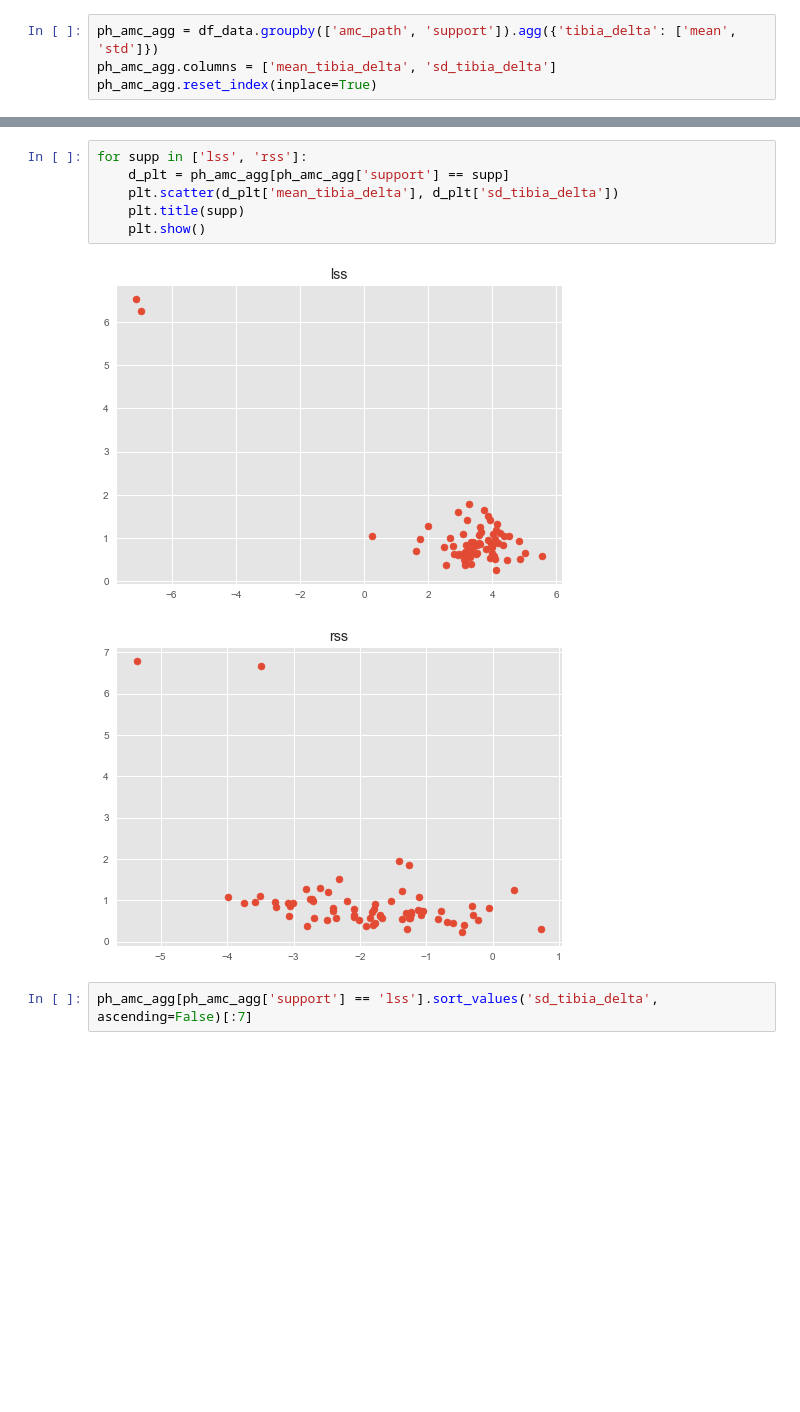
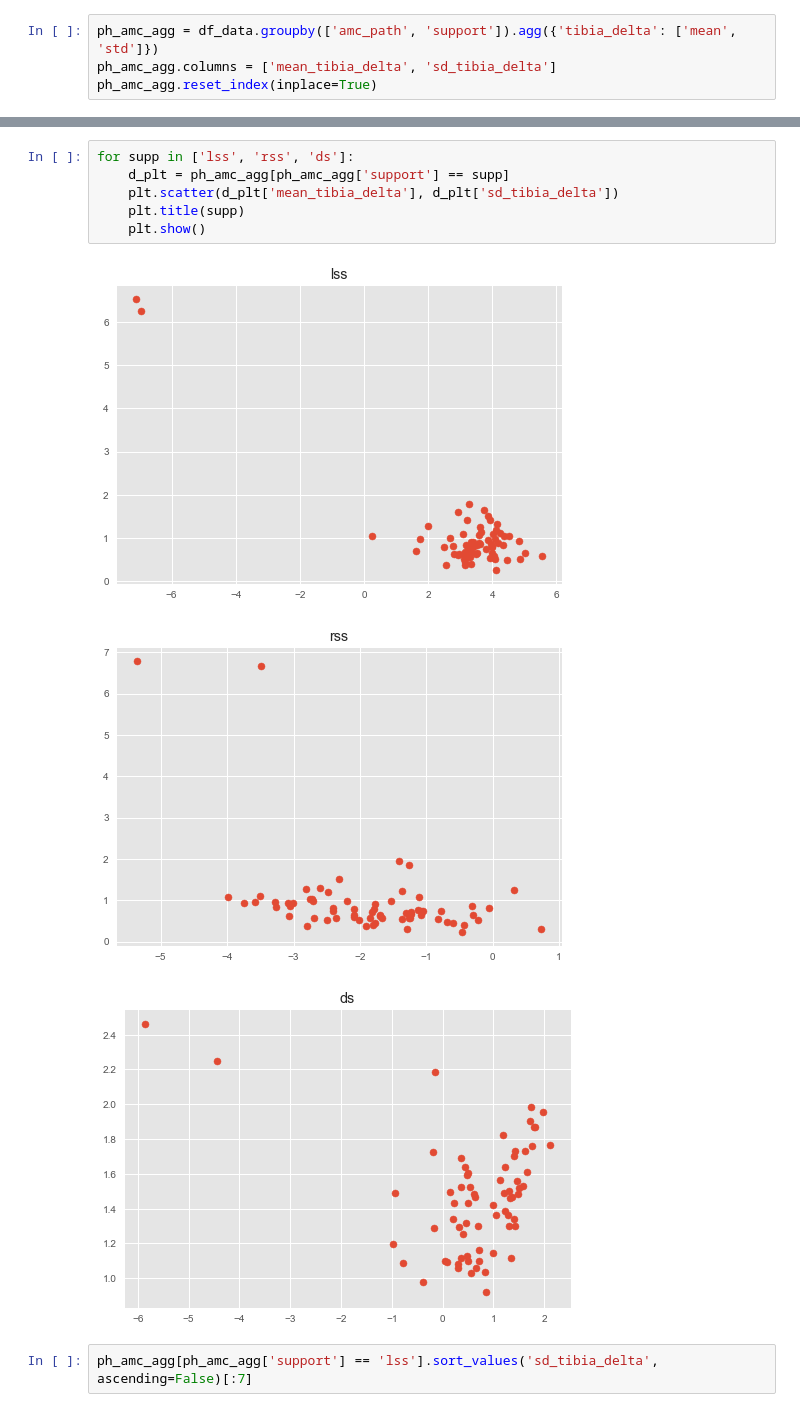
Before and after one commit to KseniiaCheloshkina/amc, a Jupyter notebook: dev/root_oscillations.ipynb, the cells around one changed output, grey strips where cells are left out. Drawn from its saved outputs; the diff is of its cells as text; blank space fills up the shorter version.

```diff
--- a/dev/root_oscillations.ipynb
+++ b/dev/root_oscillations.ipynb
@@ -94,12 +109,13 @@ plt.title('Boxplot of mean tibia delta by type of support')
 # %%
-for supp in ['lss', 'rss']:
+for supp in ['lss', 'rss', 'ds']:
     d_plt = ph_amc_agg[ph_amc_agg['support'] == supp]
     plt.scatter(d_plt['mean_tibia_delta'], d_plt['sd_tibia_delta'])
     plt.title(supp)
     plt.show()
 # %% [output]
 [figure]
 [figure]
+[figure, added]
 # %%
 ph_amc_agg[ph_amc_agg['support'] == 'lss'].sort_values('sd_tibia_delta', ascending=False)[:7]
 # %% [output]
```
Also changed, not shown: parts of 5 cells of this notebook, 5 other files.
